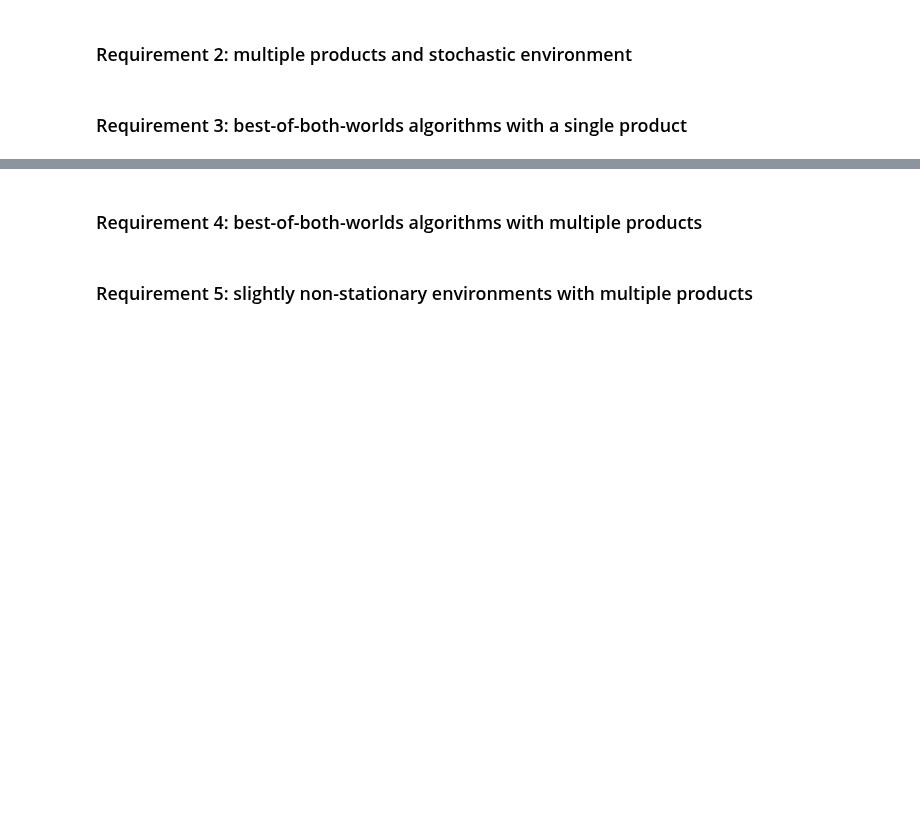
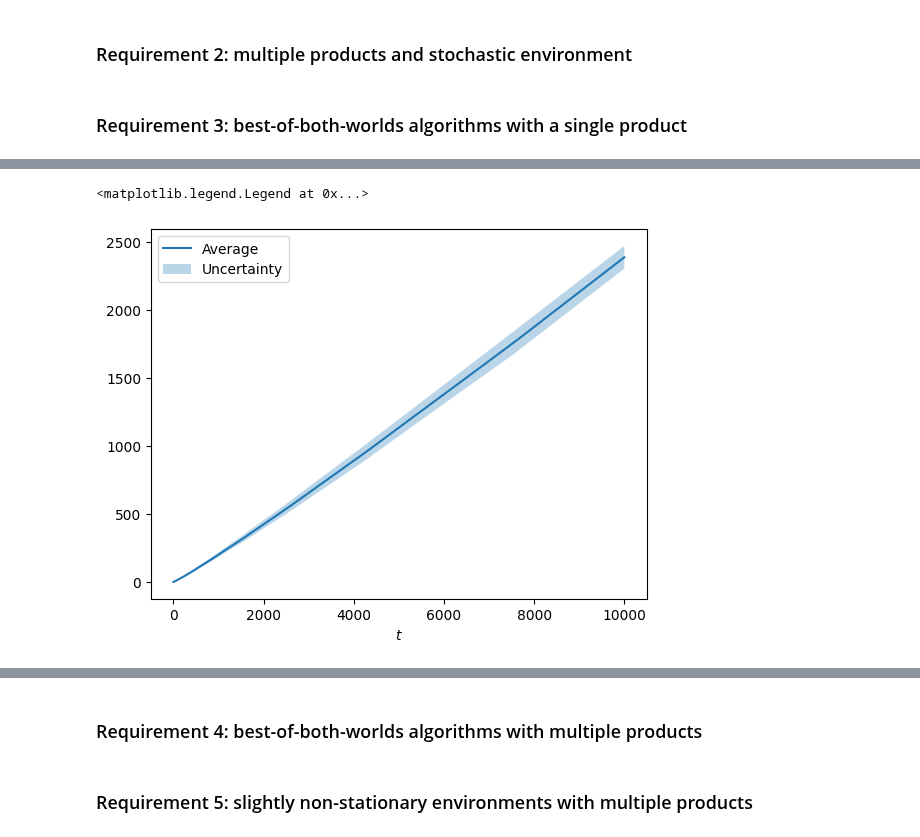
Before and after one commit to FabioFloris02/OLA2025_Floris_Sonzini_Parenti_Singh_Gottschling, a Jupyter notebook: OLA-project.ipynb, the cells around one changed output, grey strips where cells are left out. Drawn from its saved outputs; the diff is of its cells as text; code cells hidden in the pictures; blank space fills up the shorter version.

```diff
--- a/OLA-project.ipynb
+++ b/OLA-project.ipynb
@@ -465,12 +470,12 @@ def getValuation():
 # %%
 class SingleProductHighlyNonStationaryEnvironment(Environment):
-  def __init__(self, T, valuation_distr=stats.uniform):
+  def __init__(self, T, valuation_distr):
     self.T = T # Number of rounds
     self.t = 0 # Starting round
 
     # Valuation of each buyer sampled from the given distribution function
     #self.valuation = valuation_distr.rvs(size=T)
-    self.valuation = [getValuation() for _ in range(T)]
+    self.valuation = [valuation_distr[i].rvs() for i in range(T)]
 
   def round(self, p_t):
     # Check if the buyer valuation is higher than product price
@@ -501,13 +535,22 @@ class EXP3Agent:
         self.weights[self.a_t] *= np.exp(-self.learning_rate*l_t_tilde)
         self.N_pulls[self.a_t] += 1
         self.t += 1
-# %%
-T = 10000
-K = 3
-loss_seq = np.zeros((T, K))
-np.random.seed(17)
-loss_seq[:,0] = np.random.binomial(n=1, p=0.7, size=T)
-loss_seq[:,1] = np.random.binomial(n=1, p=0.5, size=T)
-loss_seq[:,2] = np.random.binomial(n=1, p=0.25, size=T)
+# %%
+# Parameters
+T = 10000
+B = T * 3/4
+
+# Prices
+max_price = 1
+price_step = 0.2
+prices = np.arange(0, max_price, price_step)
+
+# Valuation prob. distribution
+max_valuation = 1
 # %%
 learning_rate = np.sqrt(np.log(K)/(K*T))
+eta=1/np.sqrt(T)
+
+valuation_distributions= [getDistribution() for _ in range(T)]
+selling_prob = [1 - valuation_distributions[i].cdf(prices) for i in range(T)]
+selling_prob_mean=np.mean(selling_prob, axis=0)
@@ -552,3 +633,20 @@ class FFMultiplicativePacingAgent:
         self.budget -= c_t
         # log
         self.N_pulls[self.price_index] += 1
+# %%
+average_regret = regret_per_trial.mean(axis=0) # mean
+regret_sd = regret_per_trial.std(axis=0) # standard deviation
+
+plt.plot(np.arange(T), average_regret, label="Average")
+plt.fill_between(
+    np.arange(T),
+    average_regret-regret_sd/np.sqrt(n_trials),
+    average_regret+regret_sd/np.sqrt(n_trials),
+    alpha=0.3,
+    label="Uncertainty"
+)
+plt.xlabel("$t$")
+plt.legend()
+# %% [output]
+<matplotlib.legend.Legend at 0x...>
+[figure, added]
```
Also changed, not shown: parts of 8 cells of this notebook.
